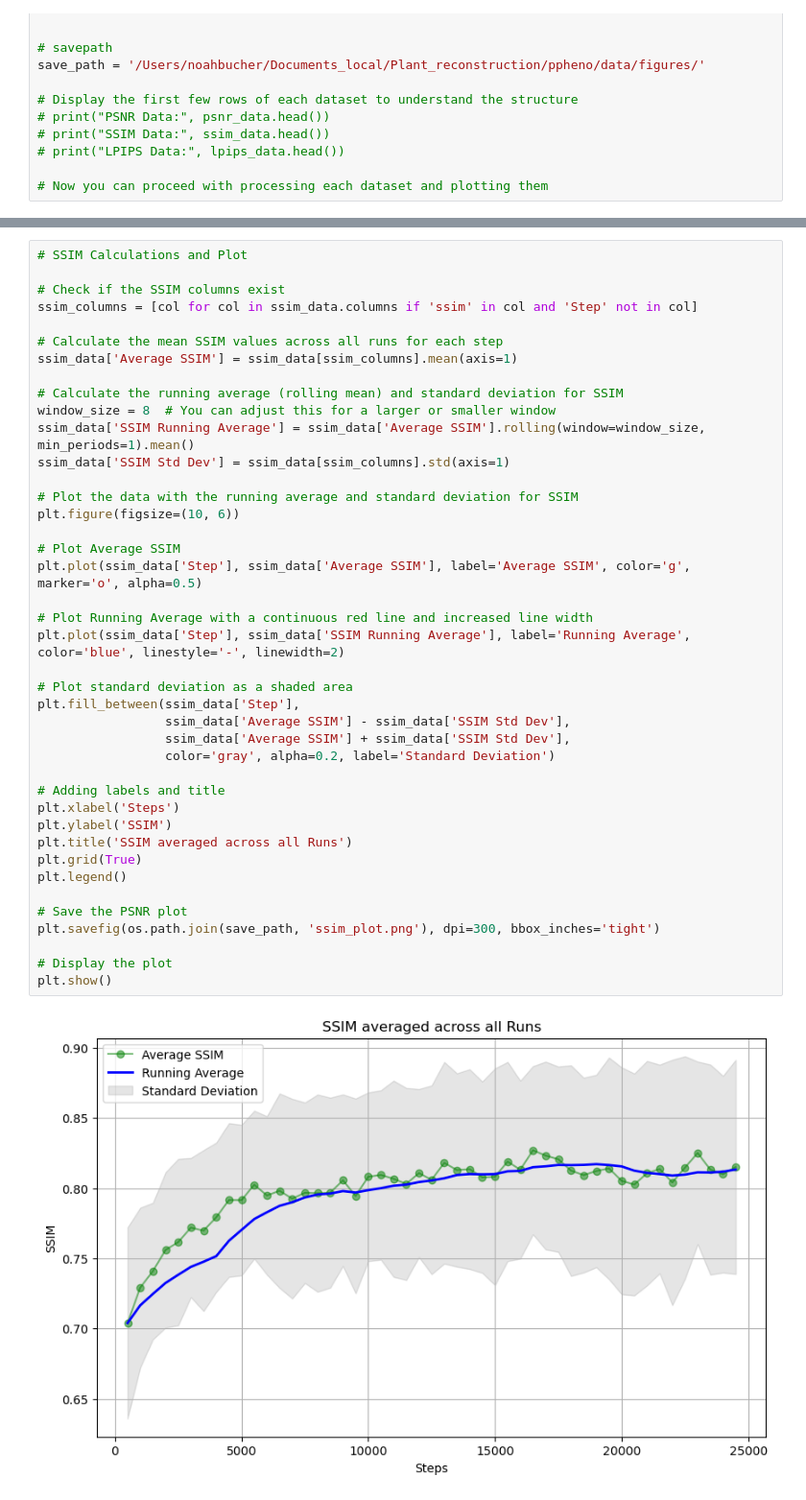
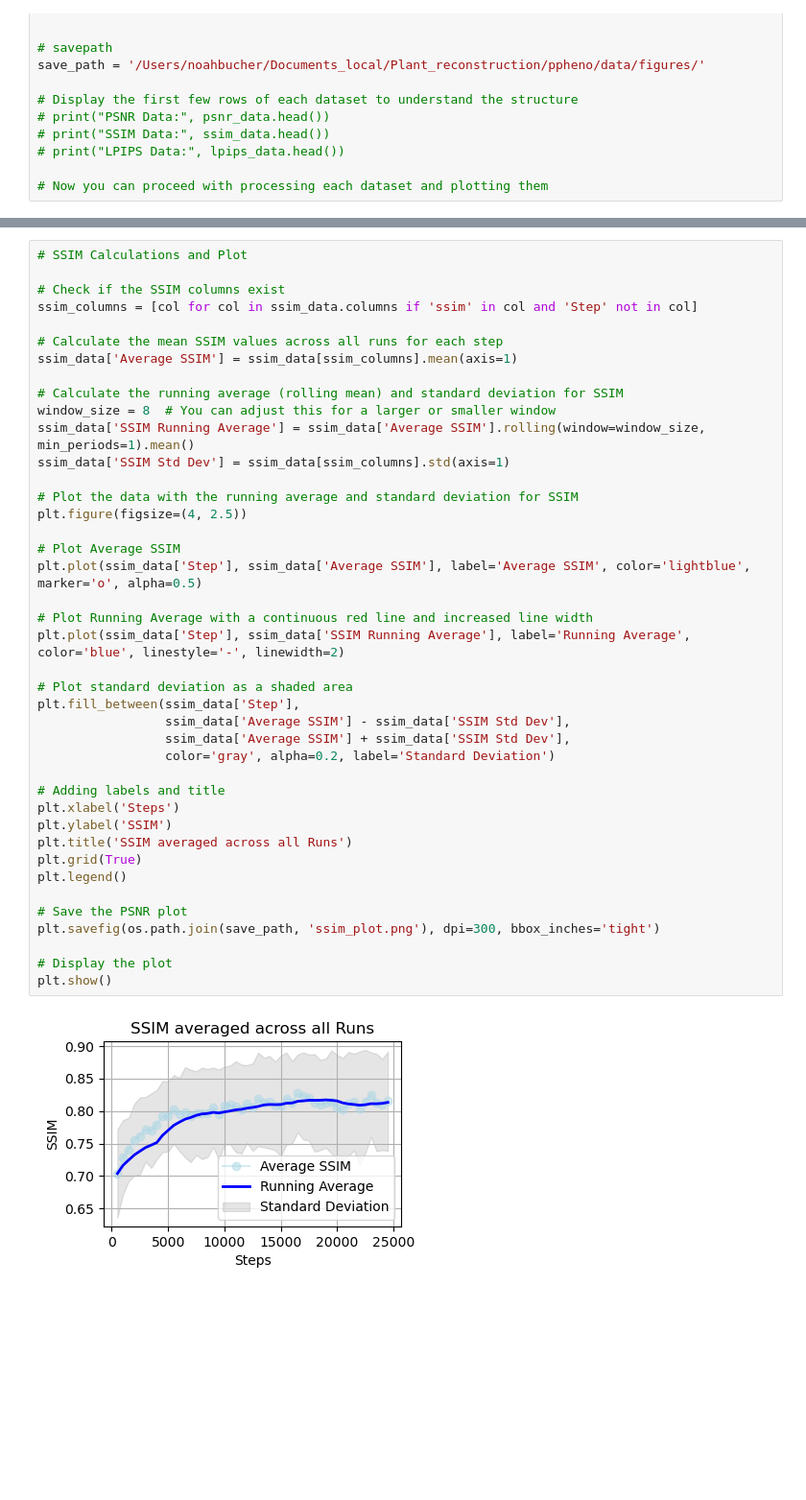
Before and after one commit to noahbu/ppheno, a Jupyter notebook: scripts/wandb/wandb_graphs.ipynb, the cells around one changed output, grey strips where cells are left out. Shown at 96% size. Drawn from its saved outputs; the diff is of its cells as text; blank space fills up the shorter version.

```diff
--- a/scripts/wandb/wandb_graphs.ipynb
+++ b/scripts/wandb/wandb_graphs.ipynb
@@ -147,36 +147,36 @@ ssim_data['Average SSIM'] = ssim_data[ssim_columns].mean(axis=1)
 window_size = 8  # You can adjust this for a larger or smaller window
 ssim_data['SSIM Running Average'] = ssim_data['Average SSIM'].rolling(window=window_size, min_periods=1).mean()
 ssim_data['SSIM Std Dev'] = ssim_data[ssim_columns].std(axis=1)
 
 # Plot the data with the running average and standard deviation for SSIM
-plt.figure(figsize=(10, 6))
+plt.figure(figsize=(4, 2.5))
 
 # Plot Average SSIM
-plt.plot(ssim_data['Step'], ssim_data['Average SSIM'], label='Average SSIM', color='g', marker='o', alpha=0.5)
+plt.plot(ssim_data['Step'], ssim_data['Average SSIM'], label='Average SSIM', color='lightblue', marker='o', alpha=0.5)
 
 # Plot Running Average with a continuous red line and increased line width
 plt.plot(ssim_data['Step'], ssim_data['SSIM Running Average'], label='Running Average', color='blue', linestyle='-', linewidth=2)
 
 # Plot standard deviation as a shaded area
 plt.fill_between(ssim_data['Step'],
                  ssim_data['Average SSIM'] - ssim_data['SSIM Std Dev'],
                  ssim_data['Average SSIM'] + ssim_data['SSIM Std Dev'],
                  color='gray', alpha=0.2, label='Standard Deviation')
 
 # Adding labels and title
 plt.xlabel('Steps')
 plt.ylabel('SSIM')
 plt.title('SSIM averaged across all Runs')
 plt.grid(True)
 plt.legend()
 
 # Save the PSNR plot
 plt.savefig(os.path.join(save_path, 'ssim_plot.png'), dpi=300, bbox_inches='tight')
 
 # Display the plot
 plt.show()
 # %% [output]
-[figure, old version]
+[figure, new version]
 # %%
 # LPIPS Calculations and Plot
 
```
Also changed, not shown: parts of 5 cells of this notebook, 24 other files.
